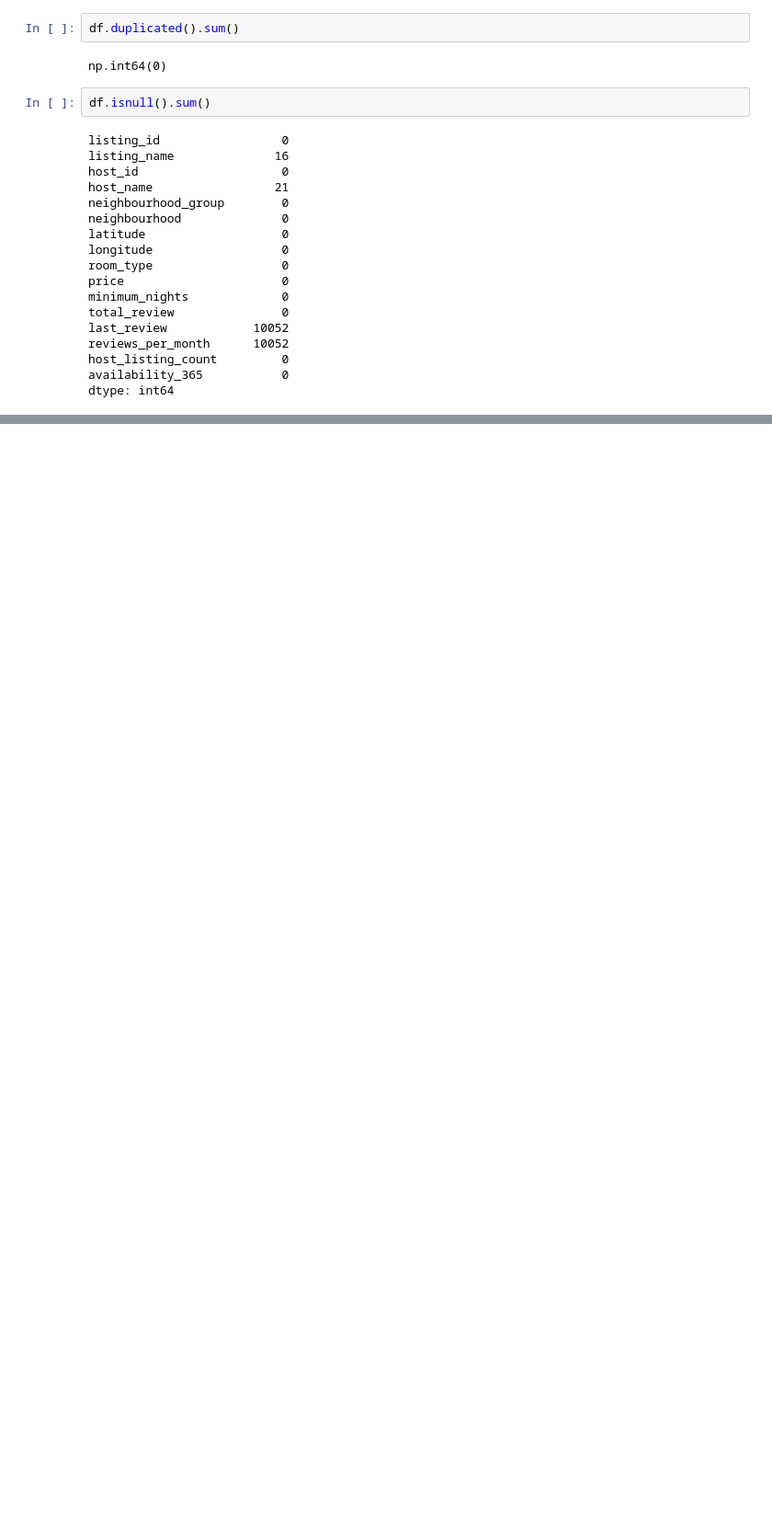
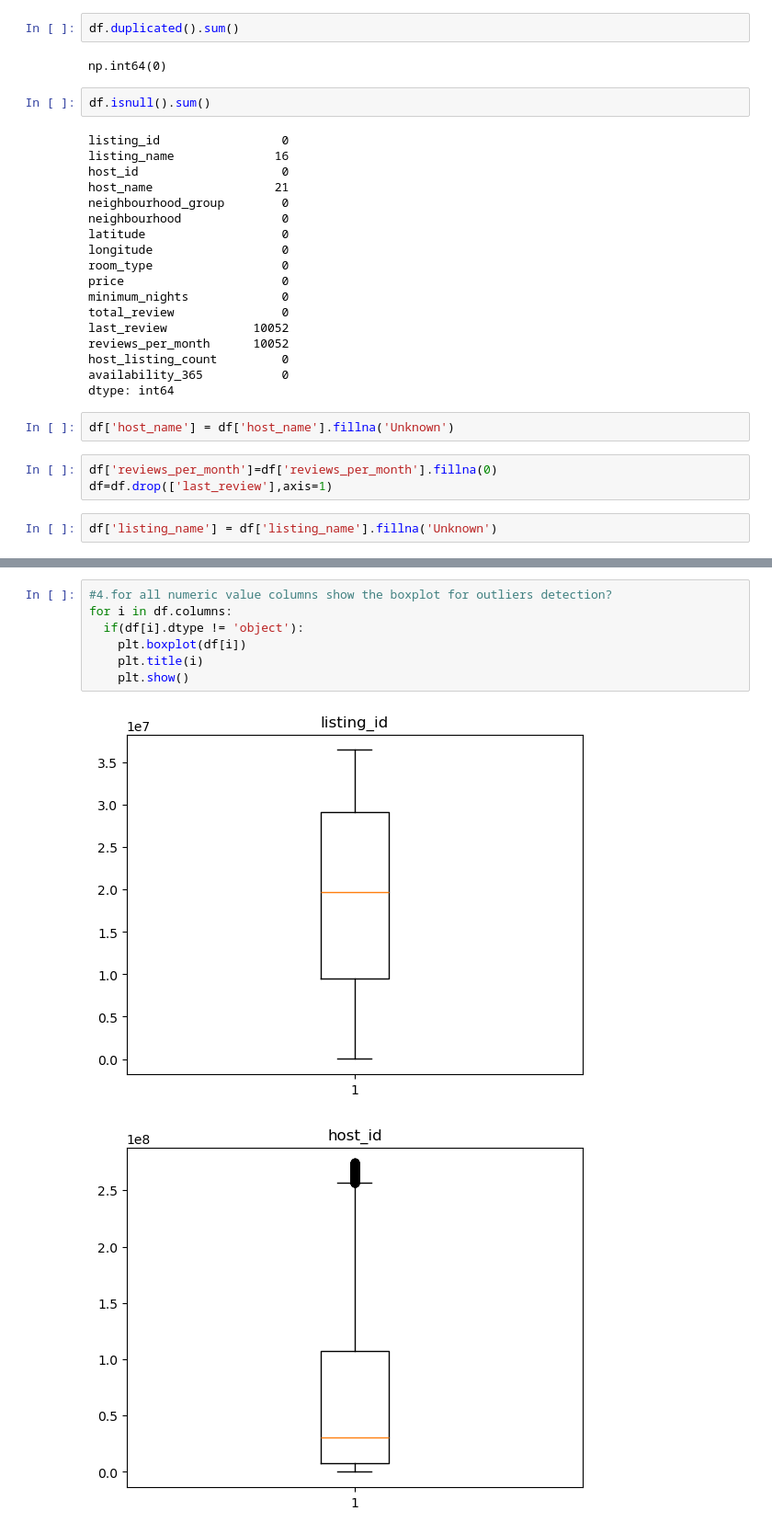
Before and after one commit to sandip2810-bhp/Air_bnb-Case-Study-Inferential-Stats-, a Jupyter notebook: airbnb case study.ipynb, the cells around one changed output, grey strips where cells are left out. Shown at 92% size. Saved outputs shown, nothing was run; the diff lists cells and outputs as text; blank space fills up the shorter version.

```diff
--- a/airbnb case study.ipynb
+++ b/airbnb case study.ipynb
@@ -74,3 +96,10 @@ reviews_per_month      10052
 host_listing_count         0
 availability_365           0
 dtype: int64
+# %%
+df['host_name'] = df['host_name'].fillna('Unknown')
+# %%
+df['reviews_per_month']=df['reviews_per_month'].fillna(0)
+df=df.drop(['last_review'],axis=1)
+# %%
+df['listing_name'] = df['listing_name'].fillna('Unknown')
@@ -76,0 +143,10 @@ dtype: int64
+# %%
+#4.for all numeric value columns show the boxplot for outliers detection?
+for i in df.columns:
+  if(df[i].dtype != 'object'):
+    plt.boxplot(df[i])
+    plt.title(i)
+    plt.show()
+# %% [output]
+[figure, added]
+[figure, added]
```
Also changed, not shown: parts of 15 cells of this notebook, 2 other files.
